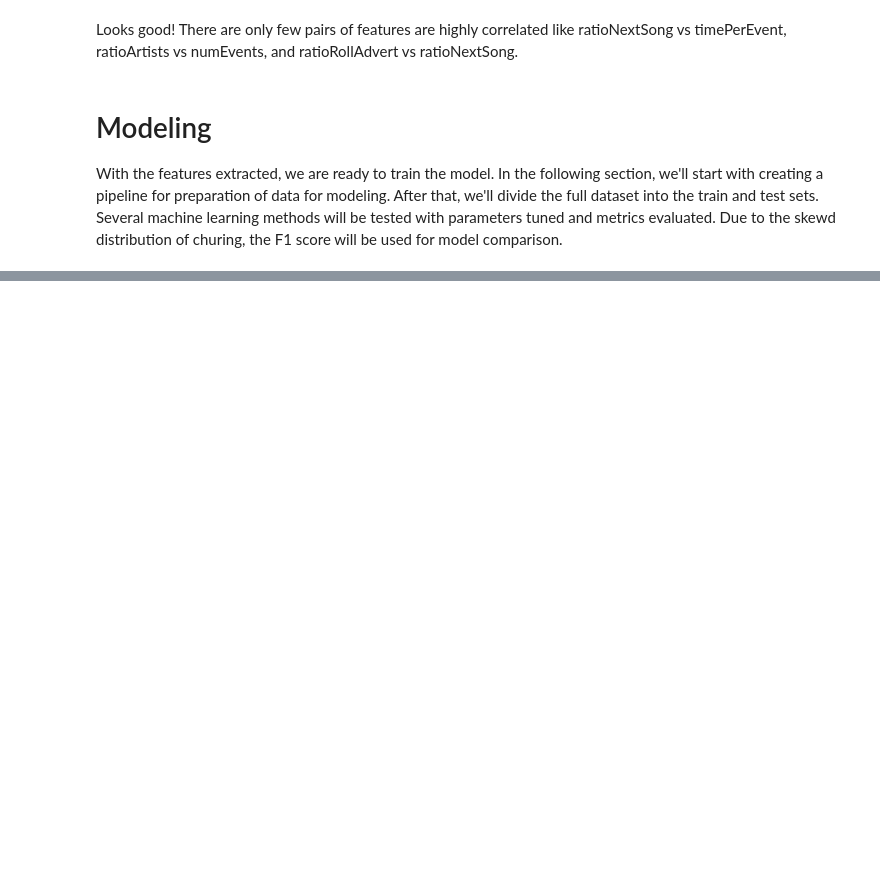
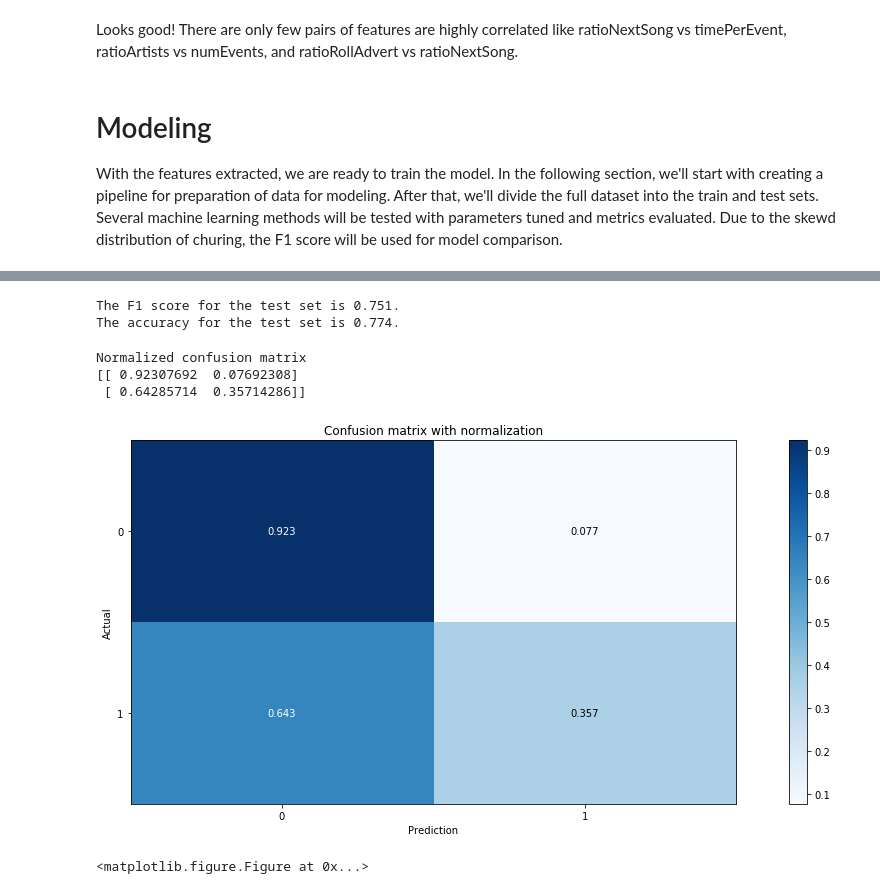
Before and after one commit to chziha/Data-Scientist-Udacity-Nanodegree, a Jupyter notebook: Churn-Predicting-with-Spark/Sparkify.ipynb, the cells around one changed output, grey strips where cells are left out. Drawn from its saved outputs; the diff is of its cells as text; code cells hidden in the pictures; blank space fills up the shorter version.

```diff
--- a/Churn-Predicting-with-Spark/Sparkify.ipynb
+++ b/Churn-Predicting-with-Spark/Sparkify.ipynb
@@ -1065,0 +1252,16 @@ Clean up your code, adding comments and renaming variables to make the code easi
+# %%
+# Random Forest
+rf = RandomForestClassifier(labelCol='churn')
+
+param_grid_rf = ParamGridBuilder() \
+    .addGrid(rf.featureSubsetStrategy, ['sqrt', 'all']) \
+    .addGrid(rf.impurity, ['entropy', 'gini']) \
+    .addGrid(rf.maxDepth, [5, 10]) \
+    .addGrid(rf.numTrees, [10, 20]) \
+    .build()
+
+cv_rf = CrossValidator(estimator=rf, estimatorParamMaps=param_grid_rf,
+                       evaluator=MulticlassClassificationEvaluator(labelCol='churn'),
+                       numFolds=3, seed=35)
+
+rf_model = cv_rf.fit(train)
@@ -1065,0 +1288,13 @@ Clean up your code, adding comments and renaming variables to make the code easi
+# %%
+test_metrics(rf_model)
+# %% [output]
+The F1 score for the test set is 0.751.
+The accuracy for the test set is 0.774.
+# %%
+plot_cm(rf_model, labels = ["0", "1"], normalize = True)
+# %% [output]
+Normalized confusion matrix
+[[ 0.92307692  0.07692308]
+ [ 0.64285714  0.35714286]]
+[figure, added]
+<matplotlib.figure.Figure at 0x...>
```
Also changed, not shown: parts of 45 cells of this notebook.
